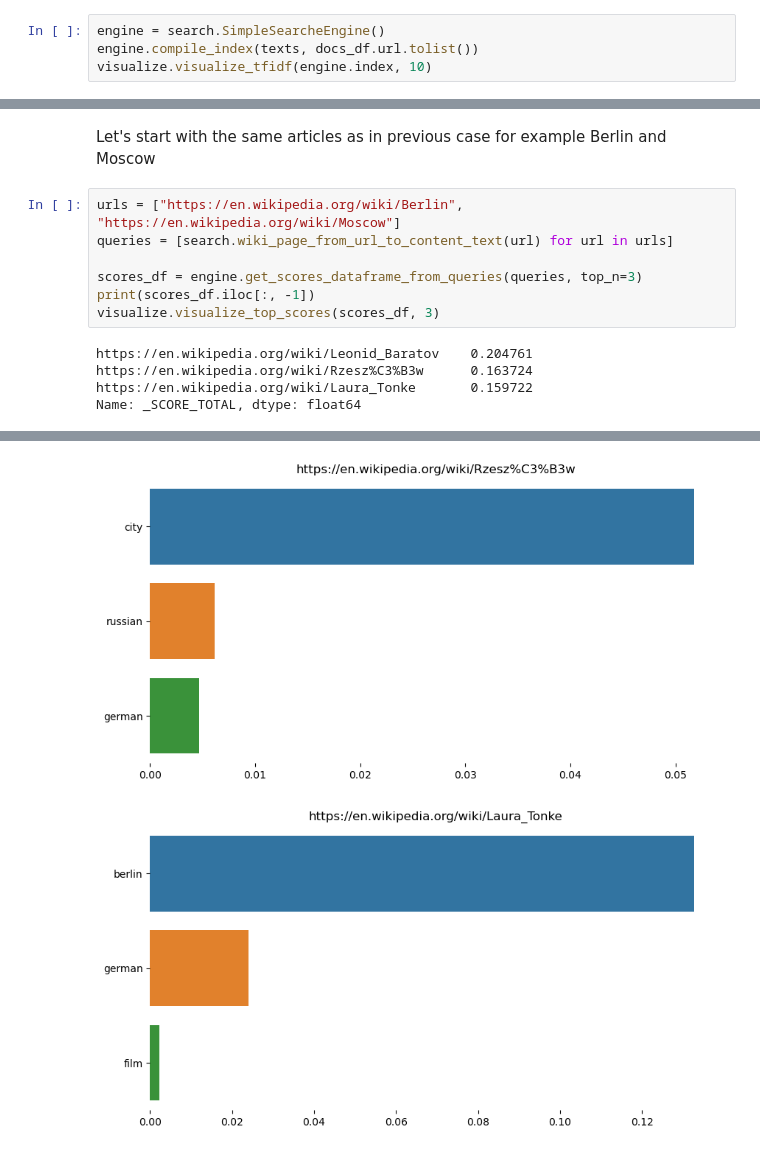
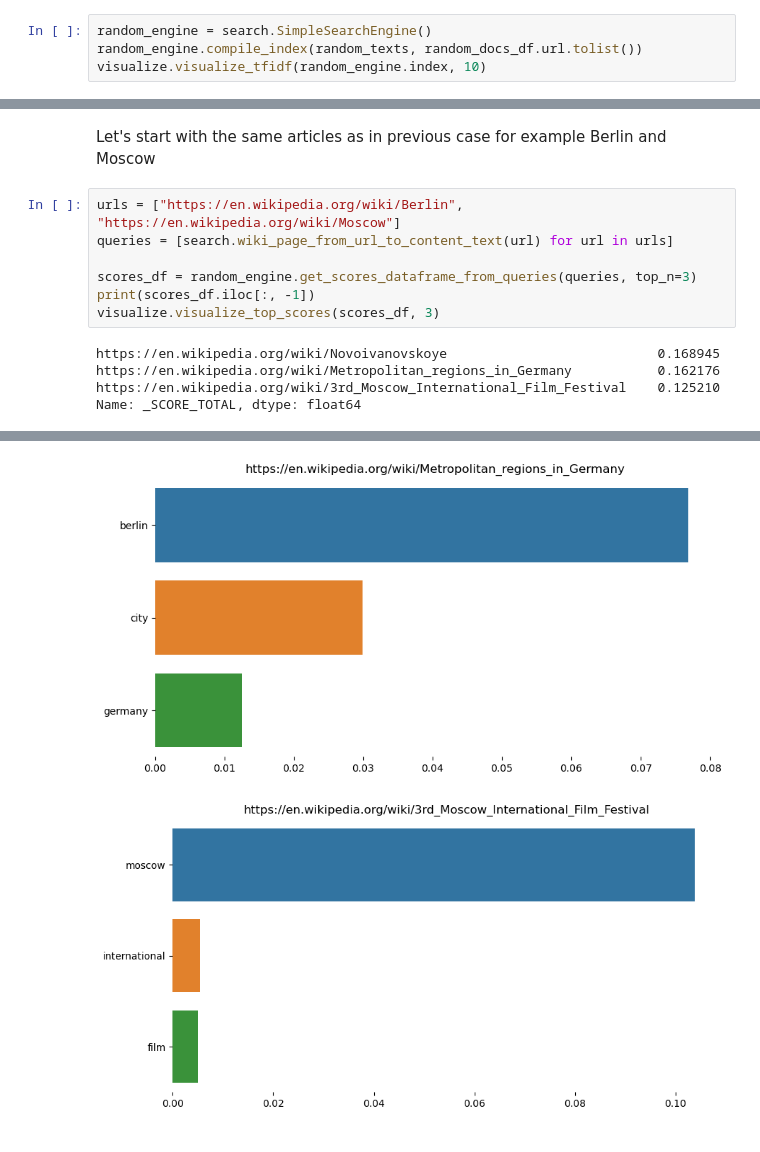
Before and after one commit to Tremirre/IR-Search-Engine, a Jupyter notebook: explore.ipynb, the cells around one changed output, grey strips where cells are left out. Cells and saved outputs as stored; diff of their text form.

Commit message:
Add random analysis

```diff
--- a/explore.ipynb
+++ b/explore.ipynb
@@ -168,5 +168,5 @@ visualize.visualize_most_frequent(visualize_df, 10, method="count")
 # %%
-engine = search.SimpleSearcheEngine()
-engine.compile_index(texts, docs_df.url.tolist())
-visualize.visualize_tfidf(engine.index, 10)
+random_engine = search.SimpleSearchEngine()
+random_engine.compile_index(random_texts, random_docs_df.url.tolist())
+visualize.visualize_tfidf(random_engine.index, 10)
 # %% [output]
@@ -179,11 +181,11 @@ Let's start with the same articles as in previous case for example Berlin and Mo
 urls = ["https://en.wikipedia.org/wiki/Berlin", "https://en.wikipedia.org/wiki/Moscow"]
 queries = [search.wiki_page_from_url_to_content_text(url) for url in urls]
 
-scores_df = engine.get_scores_dataframe_from_queries(queries, top_n=3)
+scores_df = random_engine.get_scores_dataframe_from_queries(queries, top_n=3)
 print(scores_df.iloc[:, -1])
 visualize.visualize_top_scores(scores_df, 3)
 # %% [output]
-https://en.wikipedia.org/wiki/Leonid_Baratov    0.204761
-https://en.wikipedia.org/wiki/Rzesz%C3%B3w      0.163724
-https://en.wikipedia.org/wiki/Laura_Tonke       0.159722
+https://en.wikipedia.org/wiki/Novoivanovskoye                           0.168945
+https://en.wikipedia.org/wiki/Metropolitan_regions_in_Germany           0.162176
+https://en.wikipedia.org/wiki/3rd_Moscow_International_Film_Festival    0.125210
 Name: _SCORE_TOTAL, dtype: float64
@@ -191,2 +193,2 @@ Name: _SCORE_TOTAL, dtype: float64
-[figure, old version]
+[figure, new version]
-[figure, old version]
+[figure, new version]
```
Also changed, not shown: parts of 10 cells of this notebook.
